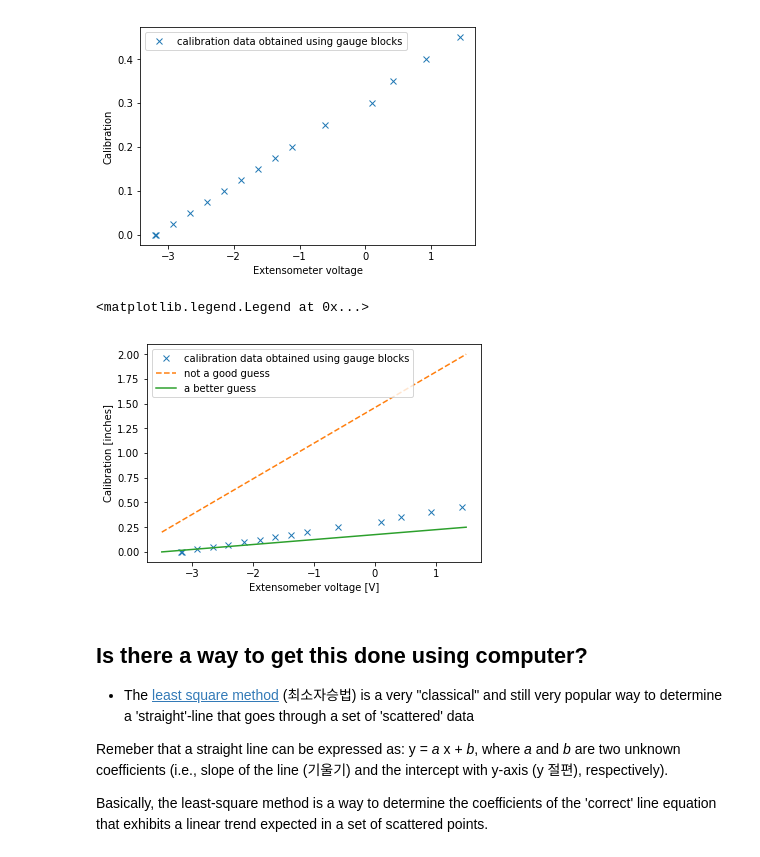
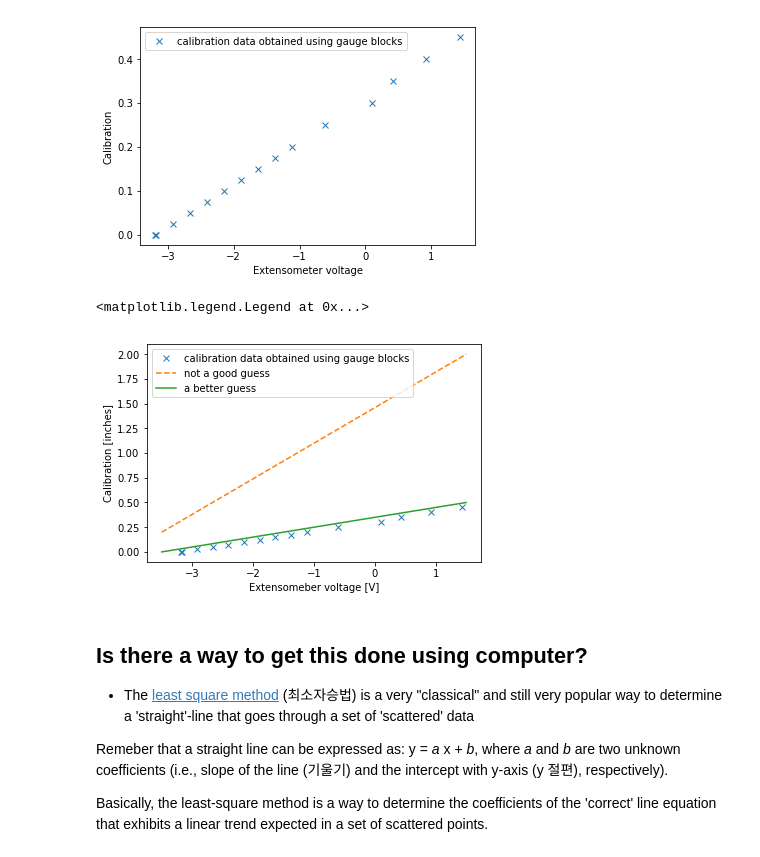
Before and after one commit to OVGULIU/plasticity_lecture, a Jupyter notebook: ipynb/02_Uniaxial_tension_test_data_analysis.ipynb, the cells around one changed output. Cells and saved outputs as stored; diff of their text form; code cells hidden in the pictures.

```diff
--- a/ipynb/02_Uniaxial_tension_test_data_analysis.ipynb
+++ b/ipynb/02_Uniaxial_tension_test_data_analysis.ipynb
@@ -124,17 +160,17 @@ legend()
 # %%
 plot(dat_axial_calib[1],dat_axial_calib[0],'x',
      label='calibration data obtained using gauge blocks')
 
 ## manually determine the slope? (practice)
 plot([-3.5,1.5],[0.2,2],'--',label='not a good guess')
-plot([-3.5,1.5],[0,0.25],'-',label='a better guess')
+plot([-3.5,1.5],[0,0.5],'-',label='a better guess')
 
 ylabel('Calibration [inches]')
 xlabel('Extensomeber voltage [V]')
 legend()
 # %% [output]
 <matplotlib.legend.Legend at 0x...>
-[figure, old version]
+[figure, new version]
 # %% [markdown]
 ## Is there a way to get this done using computer?
 - The [least square method](https://en.wikipedia.org/wiki/Least_squares) (최소자승법) is a very "classical" and still very popular way to determine a 'straight'-line that goes through a set of 'scattered' data
```
Also changed, not shown: parts of 12 cells of this notebook, 2 other files.
